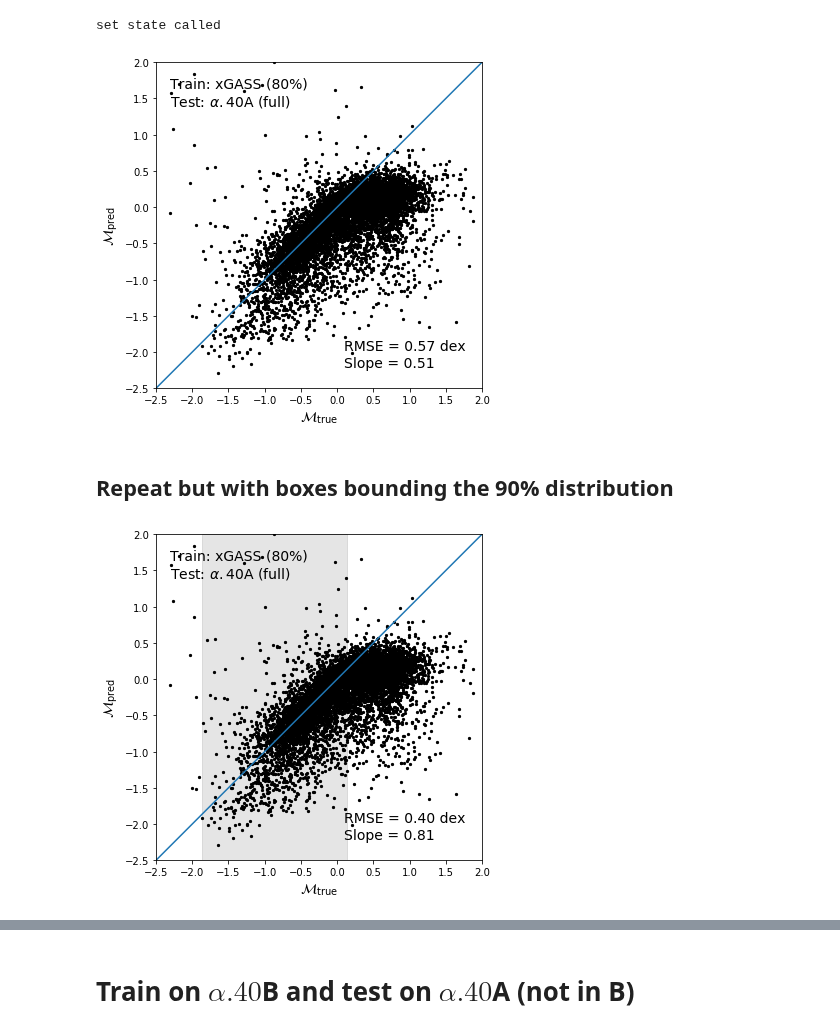
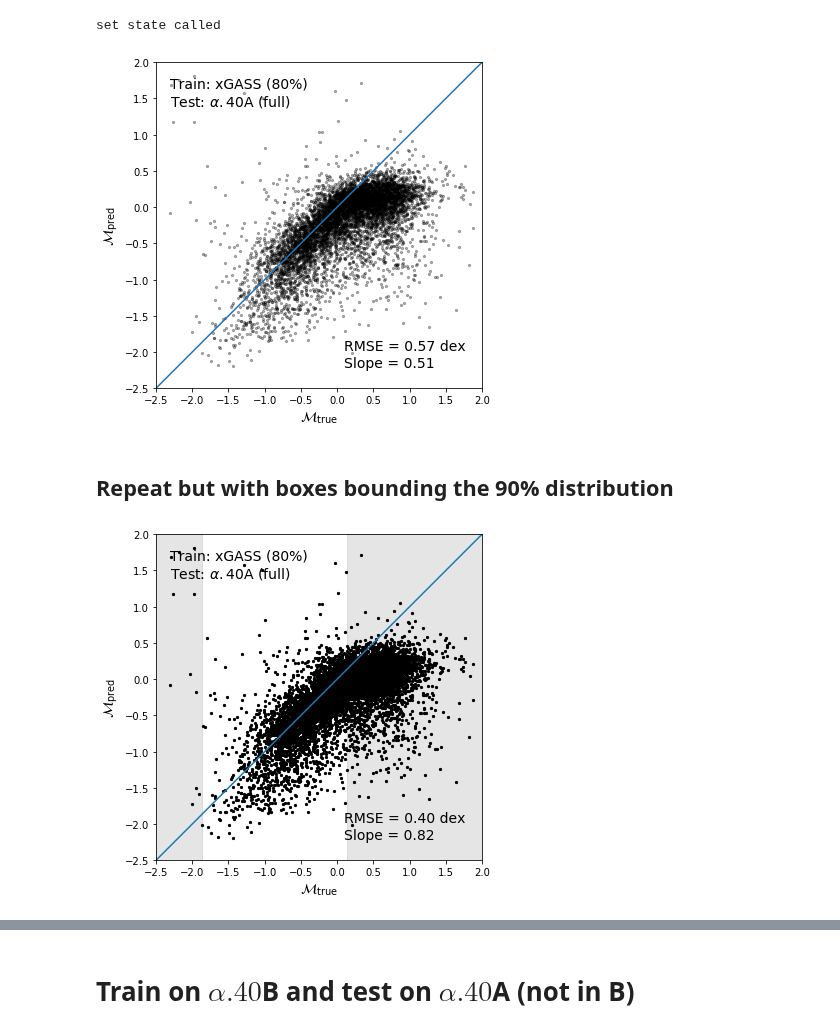
Before and after one commit to jwuphysics/HI-convnets, a Jupyter notebook: notebook/updates/03. Reporting ALFALFA and xGASS results.ipynb, the cells around one changed output, grey strips where cells are left out. Drawn from its saved outputs; the diff is of its cells as text; code cells hidden in the pictures.

```diff
--- a/notebook/updates/03. Reporting ALFALFA and xGASS results.ipynb
+++ b/notebook/updates/03. Reporting ALFALFA and xGASS results.ipynb
@@ -247,22 +250,22 @@ slope_combined = slope(fgas_true.flatten(), fgas_pred.flatten())
 # %%
 plt.figure(figsize=(6, 6))
 
-plt.scatter(fgas_true, fgas_pred, c='k', s=5)
+plt.scatter(fgas_true, fgas_pred, c='k', s=5, alpha=0.3)
 
 plt.plot([-3, 3], [-3, 3])
 plt.gca().set_aspect('equal')
 plt.xlim(-2.5, 2)
 plt.ylim(-2.5, 2)
 
 plt.text(-2.3, 1.4, r'Train: xGASS (80%)' + '\n' + r'Test: $\alpha.40$A (full)', fontsize=14)
 plt.text(0.1, -2.2, f'RMSE = {rmse_combined:.2f} dex\n' + f'Slope = {slope_combined:.2f}', fontsize=14)
 
 plt.xlabel(r'$\mathcal{M}_{\rm true}$', fontsize=14)
 plt.ylabel(r'$\mathcal{M}_{\rm pred}$', fontsize=14)
 
 plt.savefig(f'{PATH}/results/figures-updated/train-xGASS_test-a40A.pdf')
 # %% [output]
-[figure, old version]
+[figure, new version]
 # %% [markdown]
 ## Repeat but with boxes bounding the 90% distribution
 # %%
@@ -288,11 +291,12 @@ plt.xlabel(r'$\mathcal{M}_{\rm true}$', fontsize=14)
 plt.ylabel(r'$\mathcal{M}_{\rm pred}$', fontsize=14)
 
 # with box
-plt.axvspan(xg_lo, xg_hi, alpha=0.1, color='k')
+plt.axvspan(-10, xg_lo, alpha=0.1, color='k')
+plt.axvspan(xg_hi, 10, alpha=0.1, color='k')
 
 plt.savefig(f'{PATH}/results/figures-updated/train-xGASS_test-a40A_with-box.pdf')
 # %% [output]
-[figure, old version]
+[figure, new version]
 # %%
 fig = plt.figure(figsize=(6, 7), constrained_layout=True)
 
```
Also changed, not shown: parts of 4 cells of this notebook, 8 other files.
